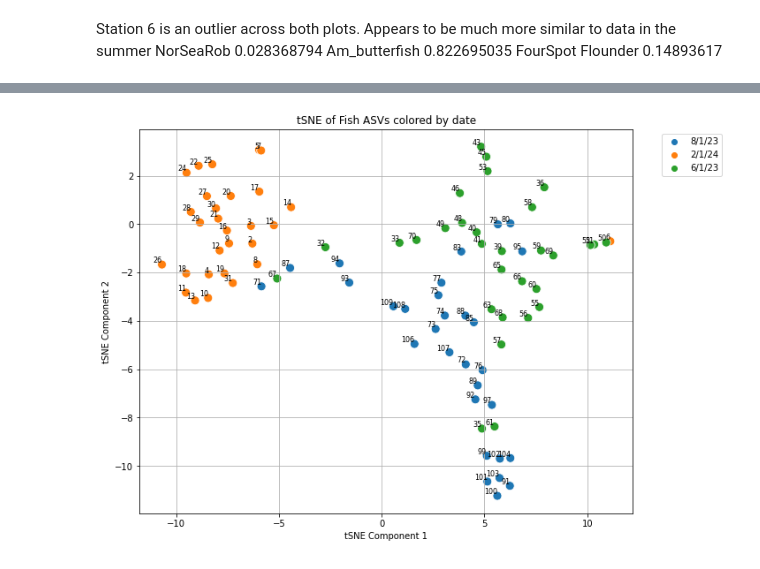
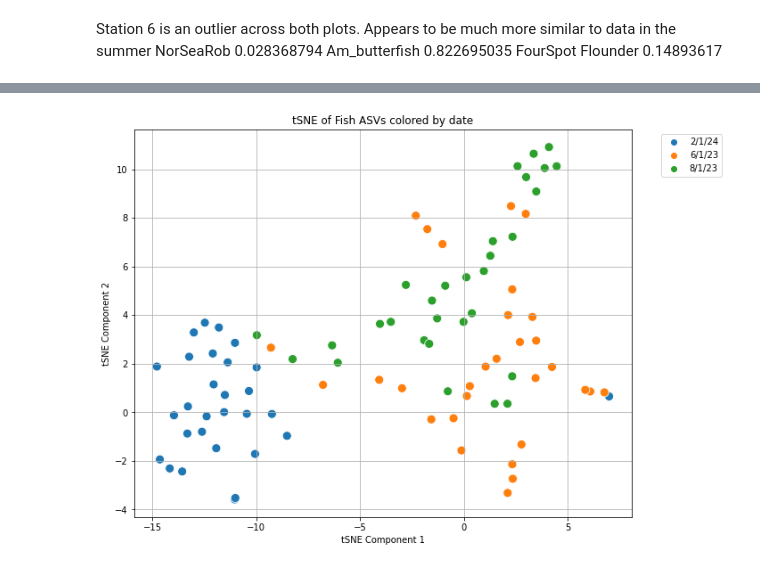
Before and after one commit to henrysun9074/fishics, a Jupyter notebook: dim-reduction/pca-tsne.ipynb, the cells around one changed output, grey strips where cells are left out. Saved outputs shown, nothing was run; the diff lists cells and outputs as text; code cells hidden in the pictures.

```diff
--- a/dim-reduction/pca-tsne.ipynb
+++ b/dim-reduction/pca-tsne.ipynb
@@ -83,35 +71,35 @@ Name: PCA2, Length: 89, dtype: float64
 # %%
 from sklearn.manifold import TSNE
-tsne = TSNE(n_components=2, random_state=42, perplexity=20, n_iter=5000) #test with diff perplexity
+tsne = TSNE(n_components=2, random_state=30, perplexity=20, learning_rate=10, n_iter=5000) #test with diff perplexity
 tsne_result = tsne.fit_transform(fish_asvs)
 # Perform t-SNE
 
 # Add t-SNE results to the dataframe
 data['tSNE1'] = tsne_result[:, 0]
 data['tSNE2'] = tsne_result[:, 1]
 
 # plt.figure(figsize=(12, 8))
 # sns.scatterplot(x='tSNE1', y='tSNE2', data=data, hue='date', s=100, palette='tab10')
 # plt.title('t-SNE of Fish ASVs colored by Date')
 # plt.xlabel('t-SNE Component 1')
 # plt.ylabel('t-SNE Component 2')
 # plt.legend(bbox_to_anchor=(1.05, 1), loc='upper left')
 # plt.grid(True)
 # plt.show()
 
 
 plt.figure(figsize=(10, 8))
 sns.scatterplot(x='tSNE1', y='tSNE2', data=data, hue='date', s=100, palette='tab10')
 
 # Annotate points with station numbers
-for i, station in enumerate(data['station']):
-    plt.annotate(station, (data['tSNE1'].iloc[i], data['tSNE2'].iloc[i]), fontsize=8, color='black', ha='right', va='bottom')
+# for i, station in enumerate(data['station']):
+#     plt.annotate(station, (data['tSNE1'].iloc[i], data['tSNE2'].iloc[i]), fontsize=8, color='black', ha='right', va='bottom')
 
 plt.title('tSNE of Fish ASVs colored by date')
 plt.xlabel('tSNE Component 1')
 plt.ylabel('tSNE Component 2')
 plt.legend(bbox_to_anchor=(1.05, 1), loc='upper left')
 plt.grid(True)
 plt.show()
 # %% [output]
-[figure, old version]
+[figure, new version]
```
Also changed, not shown: parts of 6 cells of this notebook, 4 other files.
